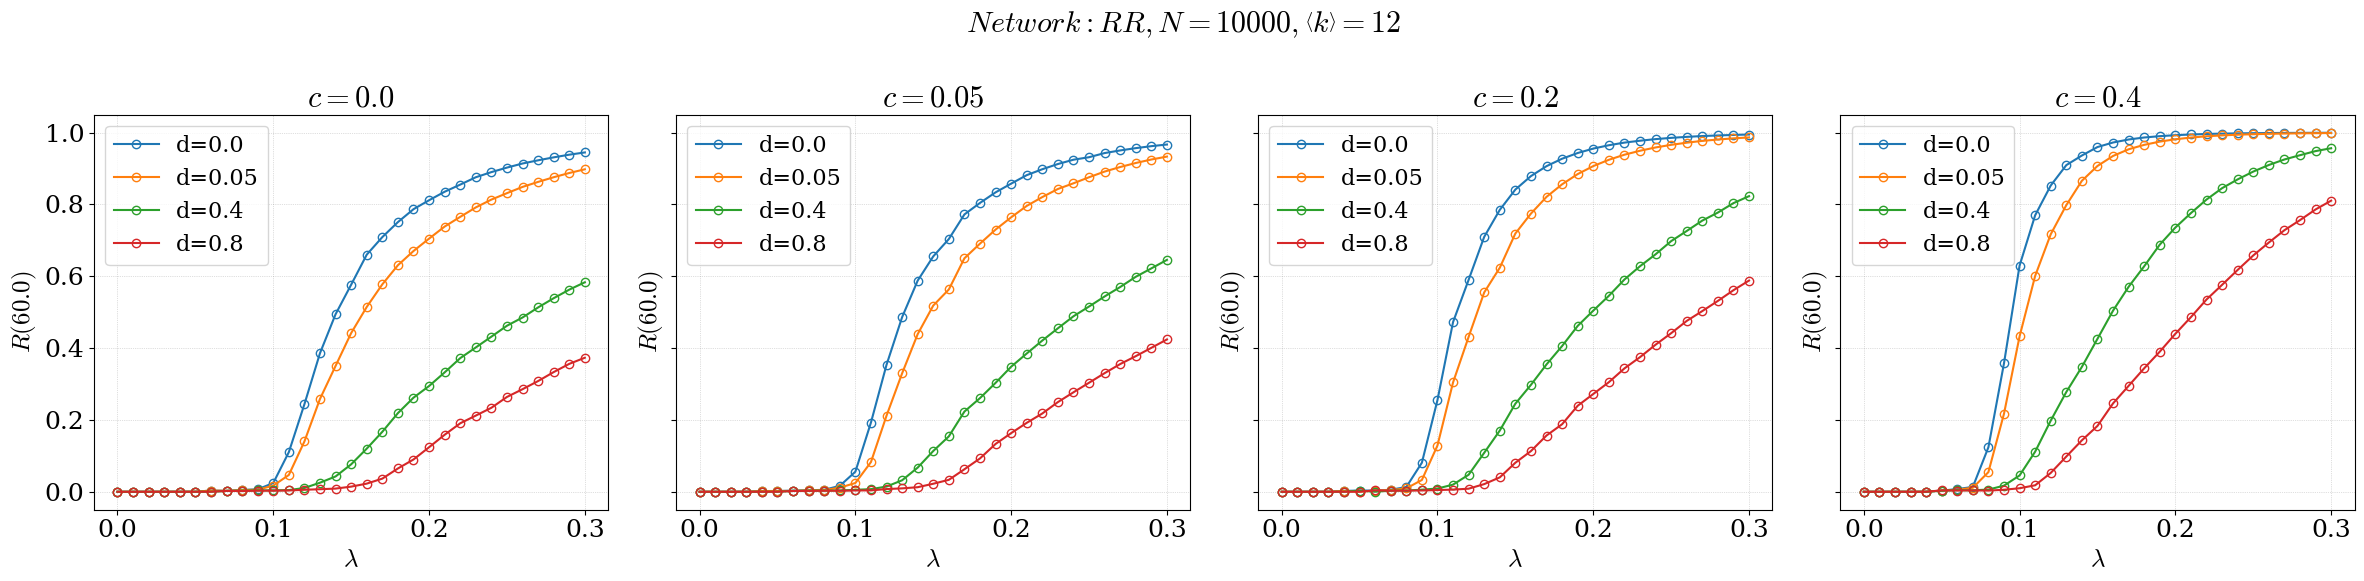
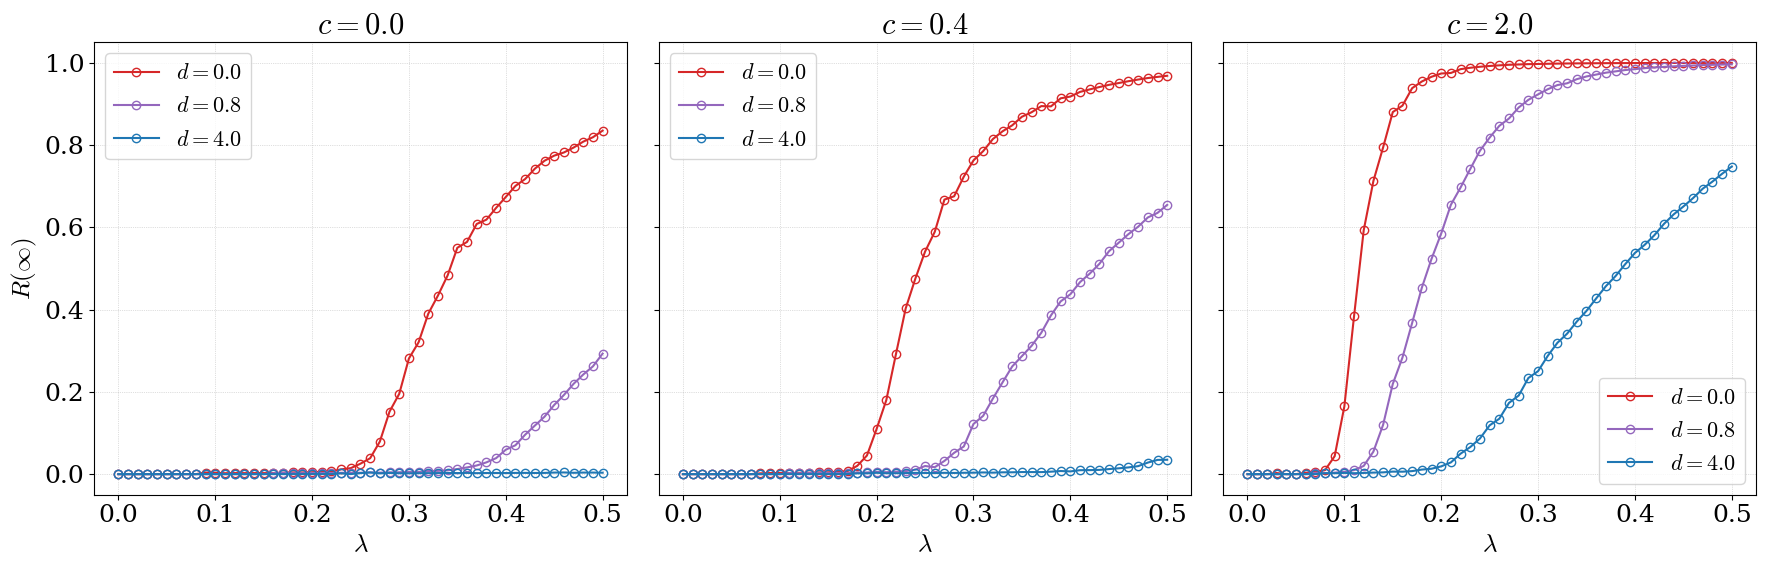
The change to this notebook cell's code, shown as a diff; its figure went from the first image to the second:
--- before
+++ after
@@ -4,13 +4,18 @@
     for d_idx, d in enumerate(d_list):
         # axes[c_idx].plot(lamb_values_for_theory, I_theory[c_idx, :], label="Theory", linestyle="--", linewidth=0.5)
-        axes[c_idx].plot(lamb_values, valid_R_at_time[c_idx, d_idx, :]/N, color=colors[d_idx], label=f"d={d}", linestyle="-", marker="o", markersize=6, markerfacecolor="none", markeredgecolor=colors[d_idx])
+        axes[c_idx].plot(lamb_values, valid_R_at_time[c_idx, d_idx, :]/N, color=colors[d_idx], label=rf"$d={d}$", linestyle="-", marker="o", markersize=6, markerfacecolor="none", markeredgecolor=colors[d_idx])
         axes[c_idx].legend()
         axes[c_idx].grid(True, linestyle=":", alpha=0.5)
         axes[c_idx].set_title(rf"$c={c}$")
         axes[c_idx].set_xlabel(r"$\lambda$")
-        axes[c_idx].set_ylabel(rf"$R({time})$")
+        if c_idx == 0:
+            axes[c_idx].set_ylabel(rf"$R(\infty)$")
 
-fig.suptitle(rf"$Network: {network_type}, N={N}, \left<k\right>={k_ave}$")
+# fig.suptitle(rf"$Network: {network_type}, N={N}, \left<k\right>={k_ave}$")
 fig.tight_layout()
-
+base = "fig"
+suf = 0
+while os.path.exists(f"{base}_{suf}.png"):
+    suf += 1
+plt.savefig(f"{base}_{suf}.png", dpi=300)
 plt.show()

Commit: fix: loading